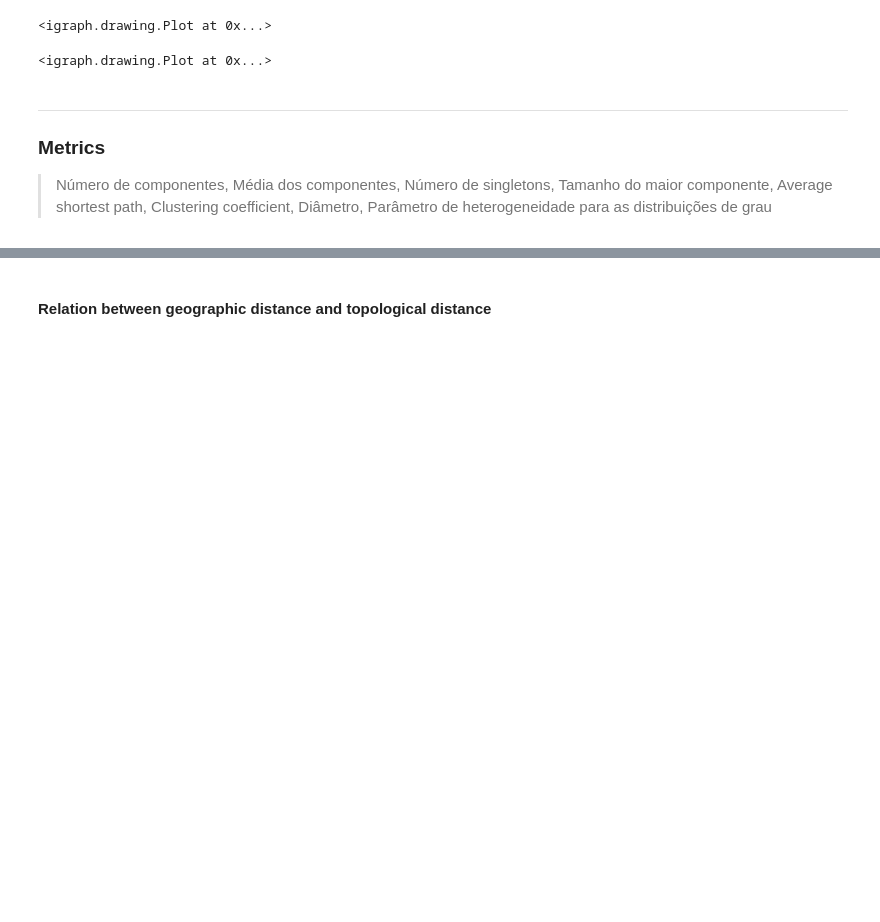
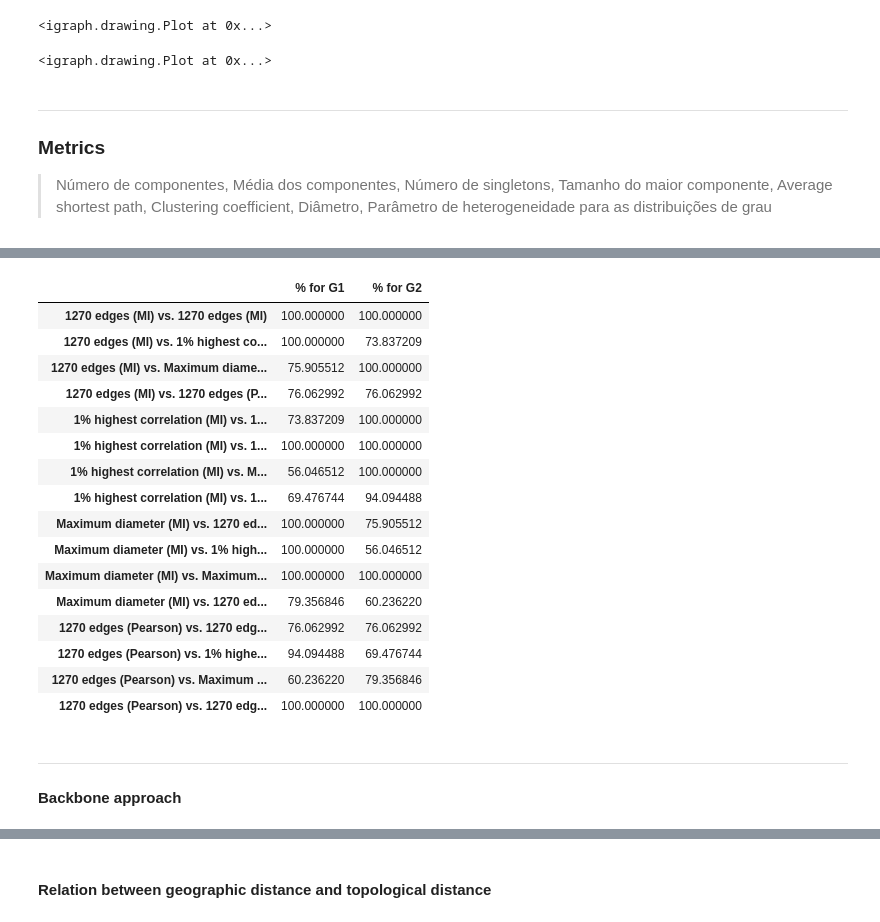
Before and after one commit to IuriDinizUfop/ComplexNetworks_MeteorologicalData, a Jupyter notebook: meteorological_data_tamanduatei_mutual_information.ipynb, the cells around one changed output, grey strips where cells are left out. Saved outputs shown, nothing was run; the diff lists cells and outputs as text; code cells hidden in the pictures; blank space fills up the shorter version.

```diff
--- a/meteorological_data_tamanduatei_mutual_information.ipynb
+++ b/meteorological_data_tamanduatei_mutual_information.ipynb
@@ -828,0 +924,35 @@ metrics_bb_df
+# %%
+mi_highest_corr_pearson_gt_perct = pd.DataFrame([g_graph_highest_corr_vs_all[1,0][1]['Perct for g1'],g_graph_highest_corr_vs_all[1,1][1]['Perct for g1'],g_graph_highest_corr_vs_all[1,2][1]['Perct for g1'],g_graph_highest_corr_vs_all[1,3][1]['Perct for g1']],index=['1% highest correlation (MI) vs. 1270 edges (MI)','1% highest correlation (MI) vs. 1% highest correlation (MI)','1% highest correlation (MI) vs. Maximum diameter (MI)','1% highest correlation (MI) vs. 1270 edges (Pearson)'],columns=['% for G1'])
+mi_highest_corr_pearson_gt_perct['% for G2'] = [g_graph_highest_corr_vs_all[1,0][1]['Perct for g2'],g_graph_highest_corr_vs_all[1,1][1]['Perct for g2'],g_graph_highest_corr_vs_all[1,2][1]['Perct for g2'],g_graph_highest_corr_vs_all[1,3][1]['Perct for g2']]
+# %%
+mi_max_diameter_pearson_gt_perct = pd.DataFrame([g_graph_max_diameter_vs_all[2,0][1]['Perct for g1'],g_graph_max_diameter_vs_all[2,1][1]['Perct for g1'],g_graph_max_diameter_vs_all[2,2][1]['Perct for g1'],g_graph_max_diameter_vs_all[2,3][1]['Perct for g1']],index=['Maximum diameter (MI) vs. 1270 edges (MI)','Maximum diameter (MI) vs. 1% highest correlation (MI)','Maximum diameter (MI) vs. Maximum diameter (MI)','Maximum diameter (MI) vs. 1270 edges (Pearson)'],columns=['% for G1'])
+mi_max_diameter_pearson_gt_perct['% for G2'] = [g_graph_max_diameter_vs_all[2,0][1]['Perct for g2'],g_graph_max_diameter_vs_all[2,1][1]['Perct for g2'],g_graph_max_diameter_vs_all[2,2][1]['Perct for g2'],g_graph_max_diameter_vs_all[2,3][1]['Perct for g2']]
+# %%
+pearson_gt_perct = pd.DataFrame([g_gt_pearson_vs_all[3,0][1]['Perct for g1'],g_gt_pearson_vs_all[3,1][1]['Perct for g1'],g_gt_pearson_vs_all[3,2][1]['Perct for g1'],g_gt_pearson_vs_all[3,3][1]['Perct for g1']],index=['1270 edges (Pearson) vs. 1270 edges (MI)','1270 edges (Pearson) vs. 1% highest correlation (MI)','1270 edges (Pearson) vs. Maximum diameter (MI)','1270 edges (Pearson) vs. 1270 edges (Pearson)'],columns=['% for G1'])
+pearson_gt_perct['% for G2'] = [g_gt_pearson_vs_all[3,0][1]['Perct for g2'],g_gt_pearson_vs_all[3,1][1]['Perct for g2'],g_gt_pearson_vs_all[3,2][1]['Perct for g2'],g_gt_pearson_vs_all[3,3][1]['Perct for g2']]
+# %%
+dfs = [mi_1270_pearson_gt_perct, mi_highest_corr_pearson_gt_perct, mi_max_diameter_pearson_gt_perct, pearson_gt_perct]
+comparisons_gt = pd.concat(dfs)
+# %%
+comparisons_gt
+# %% [output]
+|  | % for G1 | % for G2 |
+| 1270 edges (MI) vs. 1270 edges (MI) | 100.000000 | 100.000000 |
+| 1270 edges (MI) vs. 1% highest co... | 100.000000 | 73.837209 |
+| 1270 edges (MI) vs. Maximum diame... | 75.905512 | 100.000000 |
+| 1270 edges (MI) vs. 1270 edges (P... | 76.062992 | 76.062992 |
+| 1% highest correlation (MI) vs. 1... | 73.837209 | 100.000000 |
+| 1% highest correlation (MI) vs. 1... | 100.000000 | 100.000000 |
+| 1% highest correlation (MI) vs. M... | 56.046512 | 100.000000 |
+| 1% highest correlation (MI) vs. 1... | 69.476744 | 94.094488 |
+| Maximum diameter (MI) vs. 1270 ed... | 100.000000 | 75.905512 |
+| Maximum diameter (MI) vs. 1% high... | 100.000000 | 56.046512 |
+| Maximum diameter (MI) vs. Maximum... | 100.000000 | 100.000000 |
+| Maximum diameter (MI) vs. 1270 ed... | 79.356846 | 60.236220 |
+| 1270 edges (Pearson) vs. 1270 edg... | 76.062992 | 76.062992 |
+| 1270 edges (Pearson) vs. 1% highe... | 94.094488 | 69.476744 |
+| 1270 edges (Pearson) vs. Maximum ... | 60.236220 | 79.356846 |
+| 1270 edges (Pearson) vs. 1270 edg... | 100.000000 | 100.000000 |
+# %% [markdown]
+---
+#### Backbone approach
```
Also changed, not shown: parts of 34 cells of this notebook.
